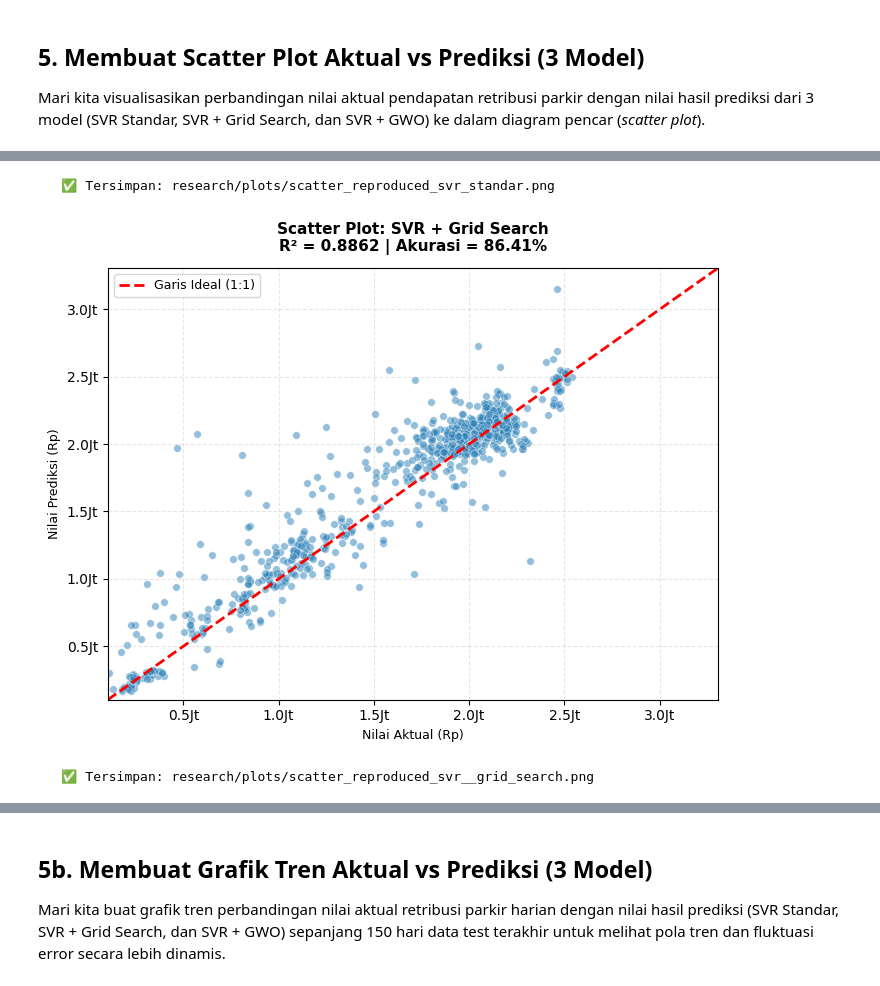
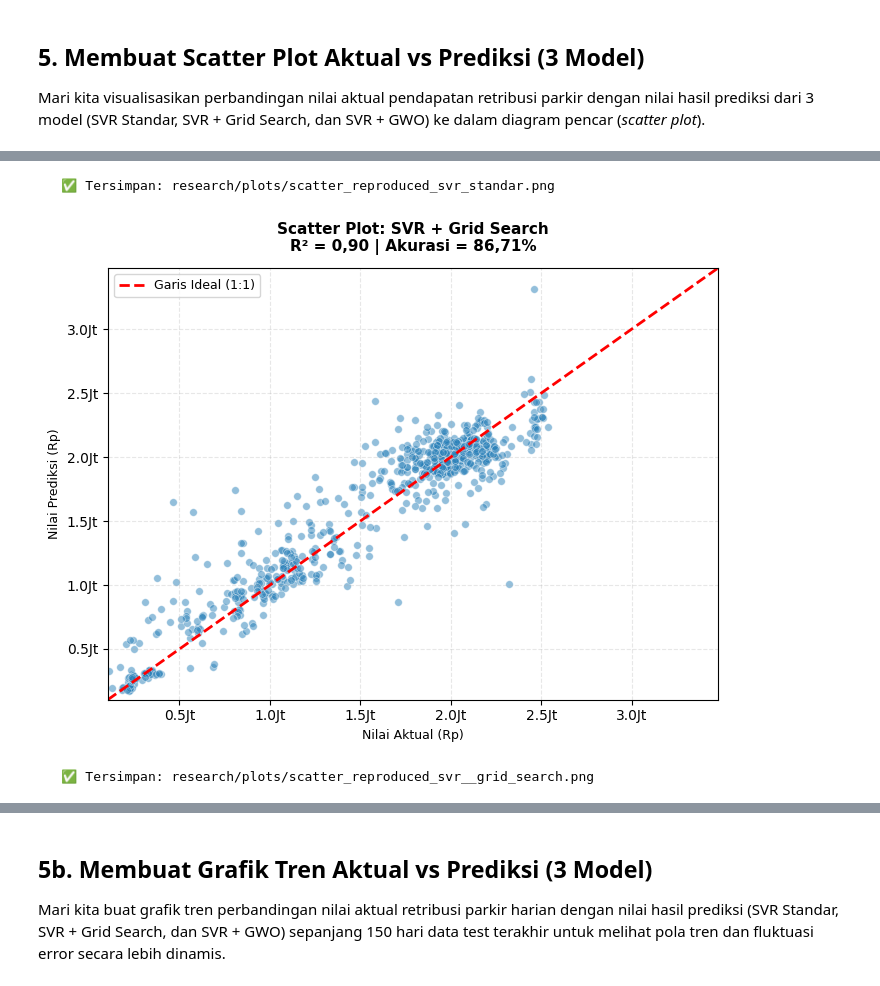
Before and after one commit to Fernando-Valentino/MODEL_SVR, a Jupyter notebook: research/REPRODUCE_SYSTEM_METRICS.ipynb, the cells around one changed output, grey strips where cells are left out. Saved outputs shown, nothing was run; the diff lists cells and outputs as text; code cells hidden in the pictures.

Commit message:
feat: implement preprocessing utility and add research notebooks for system metrics and SVR model evaluation

```diff
--- a/research/REPRODUCE_SYSTEM_METRICS.ipynb
+++ b/research/REPRODUCE_SYSTEM_METRICS.ipynb
@@ -73,24 +78,86 @@ Mari kita visualisasikan perbandingan nilai aktual pendapatan retribusi parkir d
 # %%
 # C. Latih 3 Model dengan Parameter yang Sama dengan Sistem
 from train import load_db_params
+from app.utils.preprocessing import preprocess_dataset
+from sklearn.svm import SVR
+from sklearn.metrics import r2_score
+import matplotlib.pyplot as plt
 
+# 1. Load parameter dari database
 params_def, params_gs, params_gwo = load_db_params()
 c_def, epsilon_def, gamma_def = params_def
 c_gs, epsilon_gs, gamma_gs = params_gs
 c_gwo, epsilon_gwo, gamma_gwo = params_gwo
 
-# SVR Standar (Default)
+# 2. Jalankan Preprocessing Dataset
+dataset = df_raw.to_dict(orient='records')
+pre = preprocess_dataset(dataset)
+
+X_train = pre['X_train']
+y_train = pre['y_train']
+X_test = pre['X_test']
+y_test_asli = pre['y_test_asli']
+scaler_y = pre['scaler_y']
+df_test = pre['df_test']
+
+# Helper to inverse predictions
+def inverse_pred(y_scaled):
+    y_log = scaler_y.inverse_transform(y_scaled.reshape(-1, 1)).flatten()
+    return np.expm1(y_log)
+
+# 3. Latih SVR Standar (Default)
 svr_default = SVR(kernel='rbf', C=c_def, epsilon=epsilon_def, gamma=gamma_def)
-svr_default.fit(scaler_X.transform(X_train_raw), scaler_y.transform(y_train_log).ravel())
+svr_default.fit(X_train, y_train)
 y_pred_default = inverse_pred(svr_default.predict(X_test))
 
-# SVR + Grid Search
+# 4. Latih SVR + Grid Search
 svr_gs = SVR(kernel='rbf', C=c_gs, epsilon=epsilon_gs, gamma=gamma_gs)
-svr_gs.fit(scaler_X.transform(X_train_raw), scaler_y.transform(y_train_log).ravel())
+svr_gs.fit(X_train, y_train)
 y_pred_gs = inverse_pred(svr_gs.predict(X_test))
 
-# SVR + GWO
+# 5. Latih SVR + GWO
 svr_gwo = SVR(kernel='rbf', C=c_gwo, epsilon=epsilon_gwo, gamma=gamma_gwo)
-svr_gwo.fit(scaler_X.transform(X_train_raw), scaler_y.transform(y_train_log).ravel())
+svr_gwo.fit(X_train, y_train)
 y_pred_gwo = inverse_pred(svr_gwo.predict(X_test))
+
+# 6. Menggambar Diagram Scatter
+scatter_data = [
+    (y_pred_default, 'SVR Standar',      '#E74C3C'),
+    (y_pred_gs,      'SVR + Grid Search', '#2980B9'),
+    (y_pred_gwo,     'SVR + GWO',         '#27AE60'),
+]
+
+for y_pred, nama, warna in scatter_data:
+    plt.figure(figsize=(7, 5.5))
+    plt.scatter(y_test_asli, y_pred, color=warna, alpha=0.5, s=30, edgecolors='white', linewidth=0.5)
+
+    semua = np.concatenate([y_test_asli, y_pred])
+    lims  = [semua.min() * 0.95, semua.max() * 1.05]
+    plt.plot(lims, lims, 'r--', lw=2, label='Garis Ideal (1:1)')
+
+    r2_val  = r2_score(y_test_asli, y_pred)
+    mape_v  = np.mean(np.abs((y_test_asli - y_pred) / y_test_asli)) * 100
+    akurasi = max(0.0, 100.0 - mape_v)
+
+    r2_str = f"{r2_val:.2f}".replace(".", ",")
+    akurasi_str = f"{akurasi:.2f}".replace(".", ",")
+    plt.title(f'Scatter Plot: {nama}\nR² = {r2_str} | Akurasi = {akurasi_str}%', fontweight='bold', fontsize=11, pad=12)
+    plt.xlabel('Nilai Aktual (Rp)', fontsize=9)
+    plt.ylabel('Nilai Prediksi (Rp)', fontsize=9)
+
+    fmt = plt.FuncFormatter(lambda x, _: f'{x/1e6:.1f}Jt')
+    plt.gca().xaxis.set_major_formatter(fmt)
+    plt.gca().yaxis.set_major_formatter(fmt)
+
+    plt.xlim(lims)
+    plt.ylim(lims)
+    plt.grid(True, ls='--', alpha=0.3)
+    plt.legend(loc='upper left', fontsize=9)
+    plt.tight_layout()
+
+    # Simpan plot ke folder research/
+    filename = f"research/plots/scatter_reproduced_{nama.lower().replace('+', '').replace(' ', '_')}.png"
+    plt.savefig(filename, dpi=150, bbox_inches='tight')
+    plt.show()
+    print(f"   ✅ Tersimpan: {filename}")
 # %% [output]
@@ -98,3 +166,3 @@ y_pred_gwo = inverse_pred(svr_gwo.predict(X_test))
-   ✅ Tersimpan: research/plots/scatter_reproduced_svr_standar.png
+   ✅ Tersimpan: research/plots/scatter_reproduced_svr_standar.png
-[figure, old version]
+[figure, new version]
-   ✅ Tersimpan: research/plots/scatter_reproduced_svr__grid_search.png
+   ✅ Tersimpan: research/plots/scatter_reproduced_svr__grid_search.png
```
Also changed, not shown: parts of 5 cells of this notebook, 10 other files.
